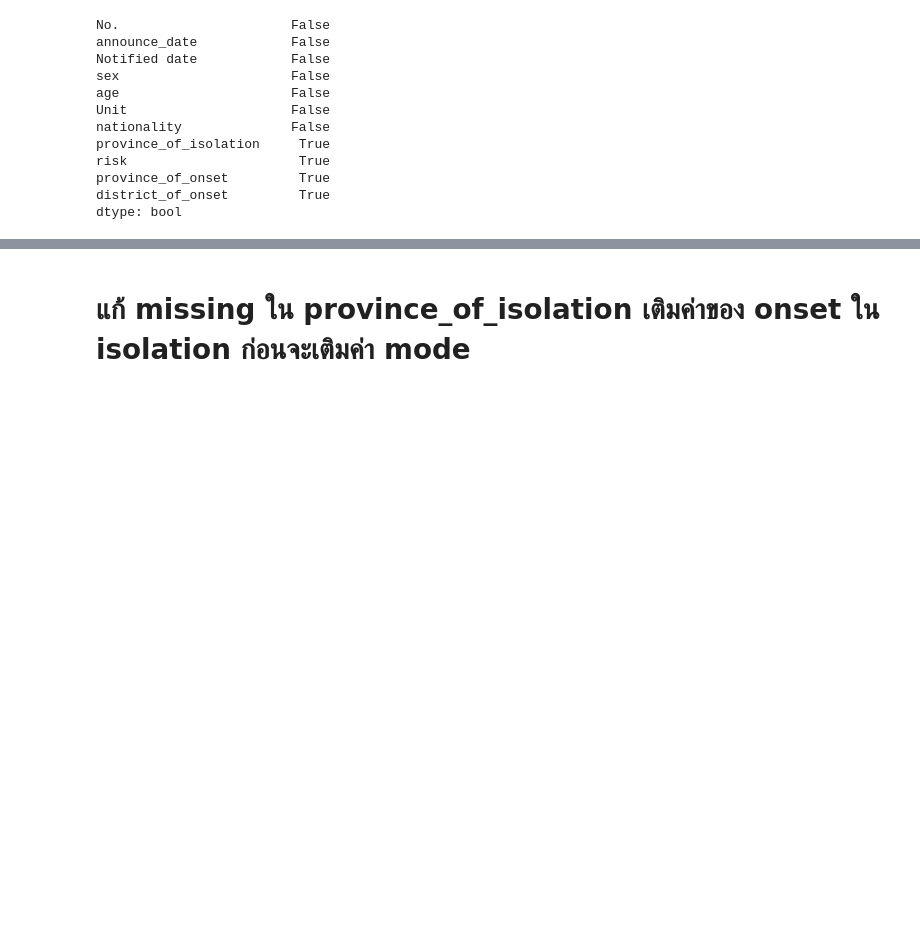
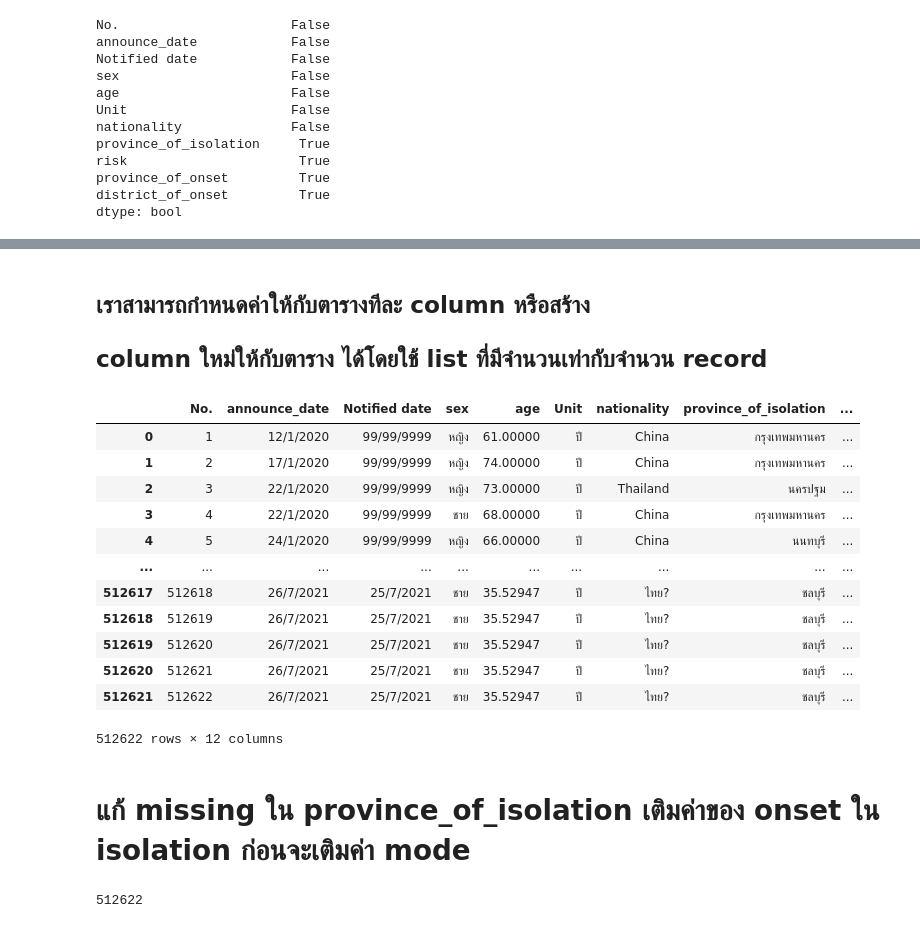
Before and after one commit to tohnperfect/DPDM2021, a Jupyter notebook: Data_Preprocessing_(Chapter_3).ipynb, the cells around one changed output, grey strips where cells are left out. Cells and saved outputs as stored; diff of their text form; code cells hidden in the pictures; blank space fills up the shorter version.

Commit message:
Fill with value from another column

```diff
--- a/Data_Preprocessing_(Chapter_3).ipynb
+++ b/Data_Preprocessing_(Chapter_3).ipynb
@@ -578,2 +626,23 @@ dtype: bool
+# %% [markdown]
+## เราสามารถกำหนดค่าให้กับตารางทีละ column หรือสร้าง
+## column ใหม่ให้กับตาราง ได้โดยใช้ list ที่มีจำนวนเท่ากับจำนวน record
+# %%
+data_cases['new col'] = list(range(data_cases.shape[0]))
+# %%
+data_cases
+# %% [output]
+|  | No. | announce_date | Notified date | sex | age | Unit | nationality | province_of_isolation | ... |
+| 0 | 1 | 12/1/2020 | 99/99/9999 | หญิง | 61.00000 | ปี | China | กรุงเทพมหานคร | ... |
+| 1 | 2 | 17/1/2020 | 99/99/9999 | หญิง | 74.00000 | ปี | China | กรุงเทพมหานคร | ... |
+| 2 | 3 | 22/1/2020 | 99/99/9999 | หญิง | 73.00000 | ปี | Thailand | นครปฐม | ... |
+| 3 | 4 | 22/1/2020 | 99/99/9999 | ชาย | 68.00000 | ปี | China | กรุงเทพมหานคร | ... |
+| 4 | 5 | 24/1/2020 | 99/99/9999 | หญิง | 66.00000 | ปี | China | นนทบุรี | ... |
+| ... | ... | ... | ... | ... | ... | ... | ... | ... | ... |
+| 512617 | 512618 | 26/7/2021 | 25/7/2021 | ชาย | 35.52947 | ปี | ไทย? | ชลบุรี | ... |
+| 512618 | 512619 | 26/7/2021 | 25/7/2021 | ชาย | 35.52947 | ปี | ไทย? | ชลบุรี | ... |
+| 512619 | 512620 | 26/7/2021 | 25/7/2021 | ชาย | 35.52947 | ปี | ไทย? | ชลบุรี | ... |
+| 512620 | 512621 | 26/7/2021 | 25/7/2021 | ชาย | 35.52947 | ปี | ไทย? | ชลบุรี | ... |
+| 512621 | 512622 | 26/7/2021 | 25/7/2021 | ชาย | 35.52947 | ปี | ไทย? | ชลบุรี | ... |
+512622 rows × 12 columns
 # %% [markdown]
 # แก้ missing ใน province_of_isolation เติมค่าของ onset ใน isolation ก่อนจะเติมค่า mode
@@ -579,0 +660,4 @@ dtype: bool
+# %%
+len(new_p_iso)
+# %% [output]
+512622
```
Also changed, not shown: parts of 11 cells of this notebook.
